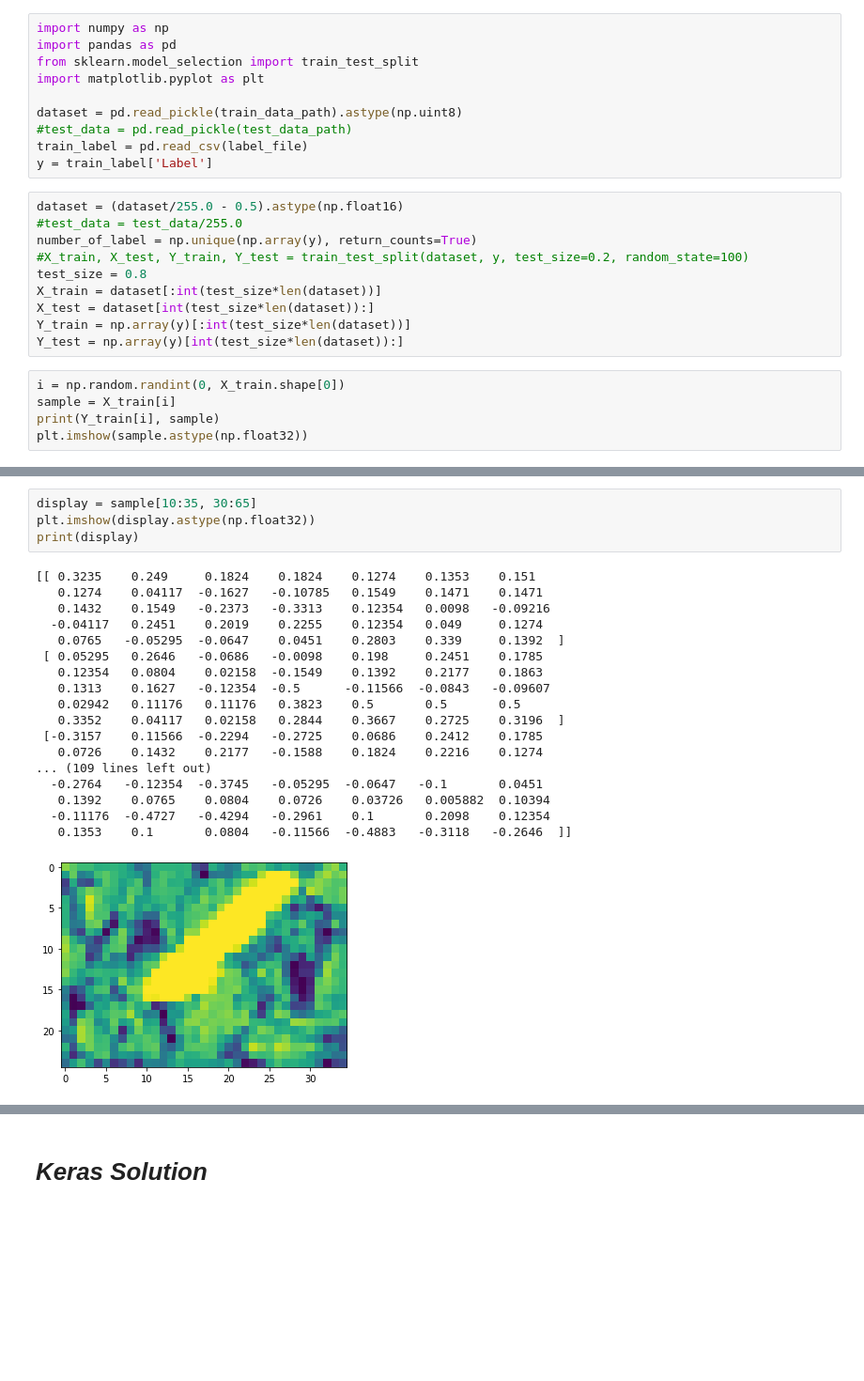
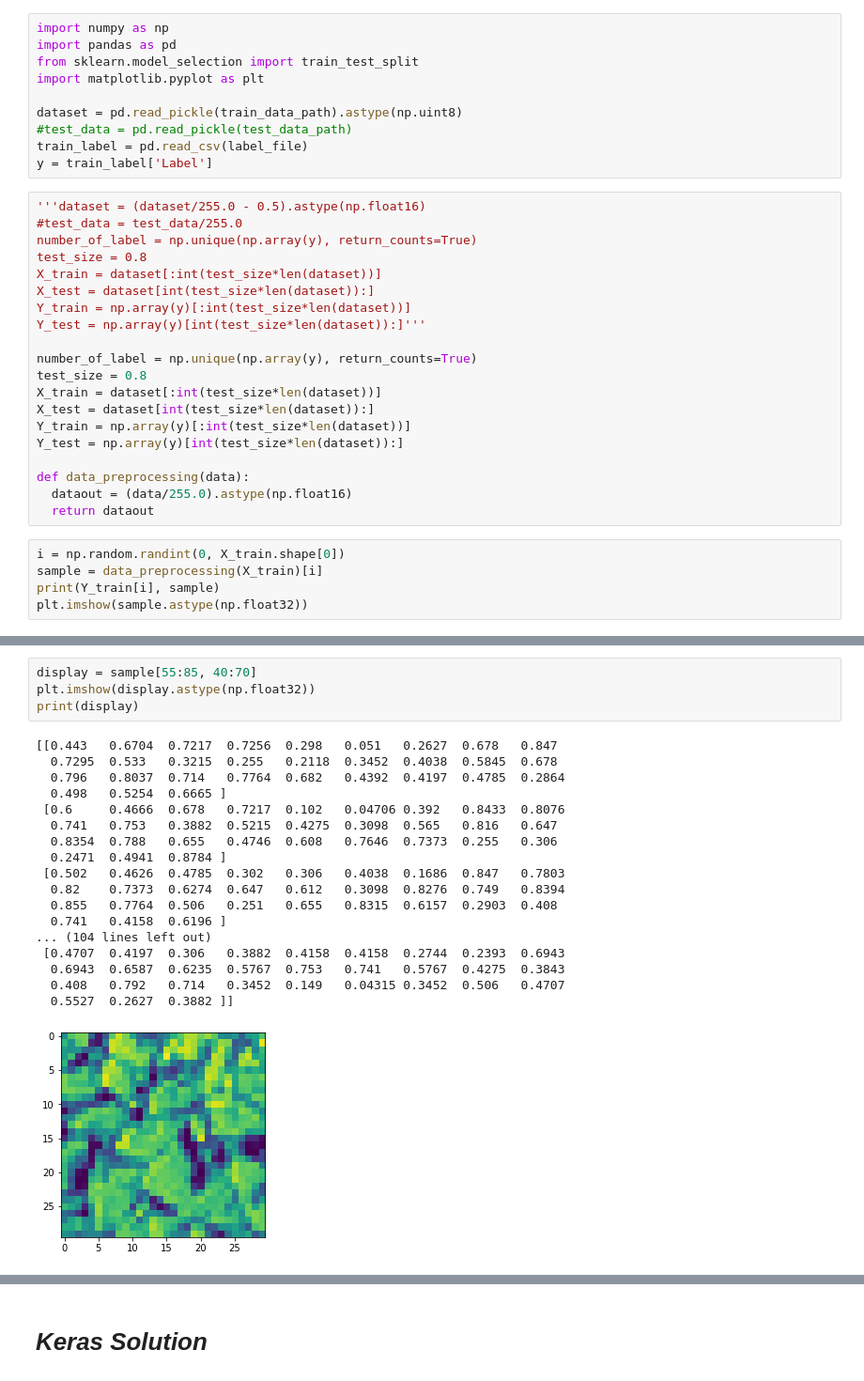
Before and after one commit to aquangnguyen1992/tensorflow_colab, a Jupyter notebook: mnist_max.ipynb, the cells around one changed output, grey strips where cells are left out. Shown at 94% size. Cells and saved outputs as stored; diff of their text form; blank space fills up the shorter version.

Commit message:
Working on a new solution to detect only the three number components before passing it to the IA model

```diff
--- a/mnist_max.ipynb
+++ b/mnist_max.ipynb
@@ -28,17 +32,27 @@ dataset = pd.read_pickle(train_data_path).astype(np.uint8)
 train_label = pd.read_csv(label_file)
 y = train_label['Label']
 # %%
-dataset = (dataset/255.0 - 0.5).astype(np.float16)
+'''dataset = (dataset/255.0 - 0.5).astype(np.float16)
 #test_data = test_data/255.0
 number_of_label = np.unique(np.array(y), return_counts=True)
-#X_train, X_test, Y_train, Y_test = train_test_split(dataset, y, test_size=0.2, random_state=100)
+test_size = 0.8
+X_train = dataset[:int(test_size*len(dataset))]
+X_test = dataset[int(test_size*len(dataset)):]
+Y_train = np.array(y)[:int(test_size*len(dataset))]
+Y_test = np.array(y)[int(test_size*len(dataset)):]'''
+
+number_of_label = np.unique(np.array(y), return_counts=True)
 test_size = 0.8
 X_train = dataset[:int(test_size*len(dataset))]
 X_test = dataset[int(test_size*len(dataset)):]
 Y_train = np.array(y)[:int(test_size*len(dataset))]
 Y_test = np.array(y)[int(test_size*len(dataset)):]
+
+def data_preprocessing(data):
+  dataout = (data/255.0).astype(np.float16)
+  return dataout
 # %%
 i = np.random.randint(0, X_train.shape[0])
-sample = X_train[i]
+sample = data_preprocessing(X_train)[i]
 print(Y_train[i], sample)
 plt.imshow(sample.astype(np.float32))
@@ -55,24 +59,24 @@ plt.imshow(sample.astype(np.float32))
 # %%
-display = sample[10:35, 30:65]
+display = sample[55:85, 40:70]
 plt.imshow(display.astype(np.float32))
 print(display)
 # %% [output]
-[[ 0.3235    0.249     0.1824    0.1824    0.1274    0.1353    0.151
-   0.1274    0.04117  -0.1627   -0.10785   0.1549    0.1471    0.1471
-   0.1432    0.1549   -0.2373   -0.3313    0.12354   0.0098   -0.09216
-  -0.04117   0.2451    0.2019    0.2255    0.12354   0.049     0.1274
-   0.0765   -0.05295  -0.0647    0.0451    0.2803    0.339     0.1392  ]
- [ 0.05295   0.2646   -0.0686   -0.0098    0.198     0.2451    0.1785
-   0.12354   0.0804    0.02158  -0.1549    0.1392    0.2177    0.1863
-   0.1313    0.1627   -0.12354  -0.5      -0.11566  -0.0843   -0.09607
-   0.02942   0.11176   0.11176   0.3823    0.5       0.5       0.5
-   0.3352    0.04117   0.02158   0.2844    0.3667    0.2725    0.3196  ]
- [-0.3157    0.11566  -0.2294   -0.2725    0.0686    0.2412    0.1785
-   0.0726    0.1432    0.2177   -0.1588    0.1824    0.2216    0.1274
-... (109 lines left out)
-  -0.2764   -0.12354  -0.3745   -0.05295  -0.0647   -0.1       0.0451
-   0.1392    0.0765    0.0804    0.0726    0.03726   0.005882  0.10394
-  -0.11176  -0.4727   -0.4294   -0.2961    0.1       0.2098    0.12354
-   0.1353    0.1       0.0804   -0.11566  -0.4883   -0.3118   -0.2646  ]]
+[[0.443   0.6704  0.7217  0.7256  0.298   0.051   0.2627  0.678   0.847
+  0.7295  0.533   0.3215  0.255   0.2118  0.3452  0.4038  0.5845  0.678
+  0.796   0.8037  0.714   0.7764  0.682   0.4392  0.4197  0.4785  0.2864
+  0.498   0.5254  0.6665 ]
+ [0.6     0.4666  0.678   0.7217  0.102   0.04706 0.392   0.8433  0.8076
+  0.741   0.753   0.3882  0.5215  0.4275  0.3098  0.565   0.816   0.647
+  0.8354  0.788   0.655   0.4746  0.608   0.7646  0.7373  0.255   0.306
+  0.2471  0.4941  0.8784 ]
+ [0.502   0.4626  0.4785  0.302   0.306   0.4038  0.1686  0.847   0.7803
+  0.82    0.7373  0.6274  0.647   0.612   0.3098  0.8276  0.749   0.8394
+  0.855   0.7764  0.506   0.251   0.655   0.8315  0.6157  0.2903  0.408
+  0.741   0.4158  0.6196 ]
+... (104 lines left out)
+ [0.4707  0.4197  0.306   0.3882  0.4158  0.4158  0.2744  0.2393  0.6943
+  0.6943  0.6587  0.6235  0.5767  0.753   0.741   0.5767  0.4275  0.3843
+  0.408   0.792   0.714   0.3452  0.149   0.04315 0.3452  0.506   0.4707
+  0.5527  0.2627  0.3882 ]]
-[figure, old version]
+[figure, new version]
 # %%
```
Also changed, not shown: parts of 11 cells of this notebook.
